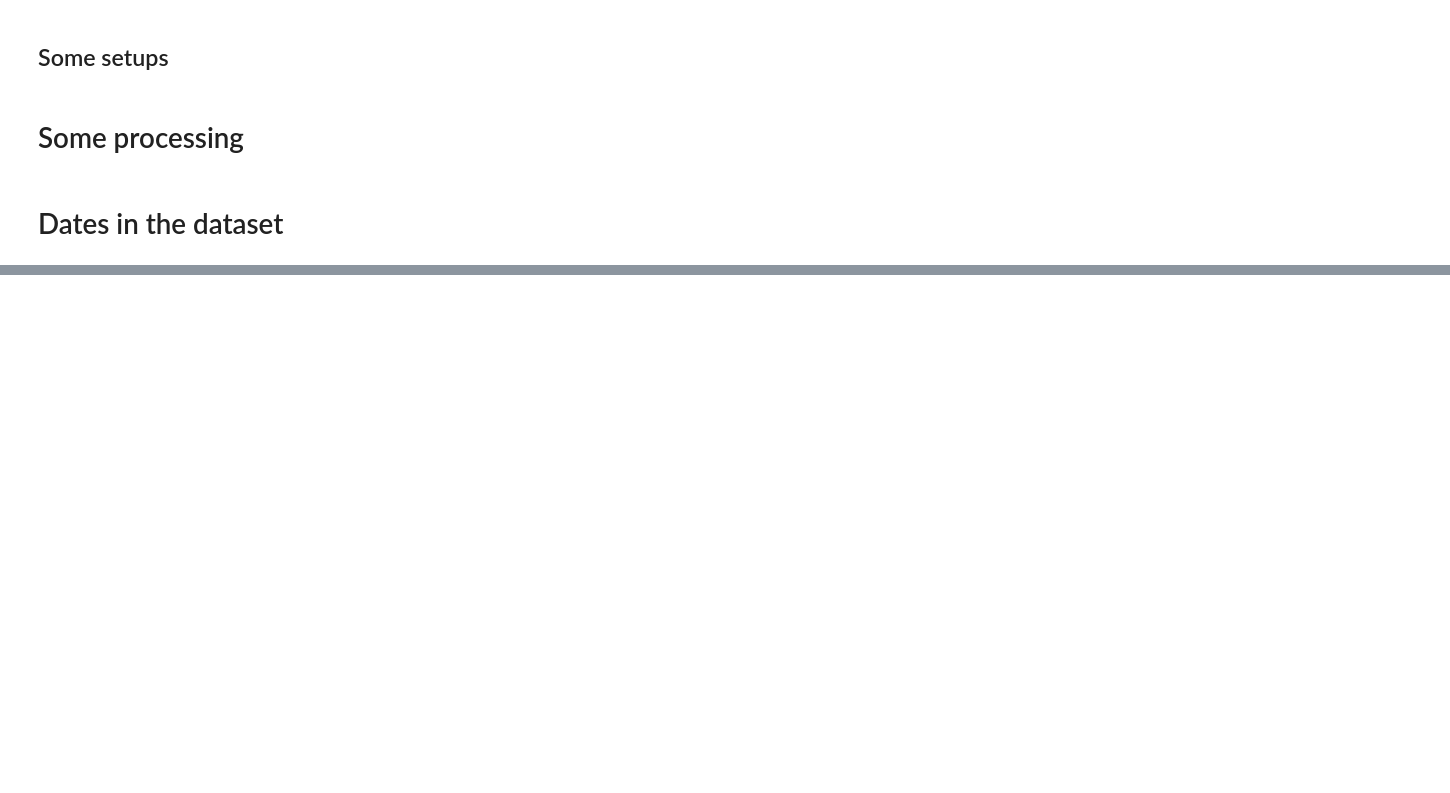
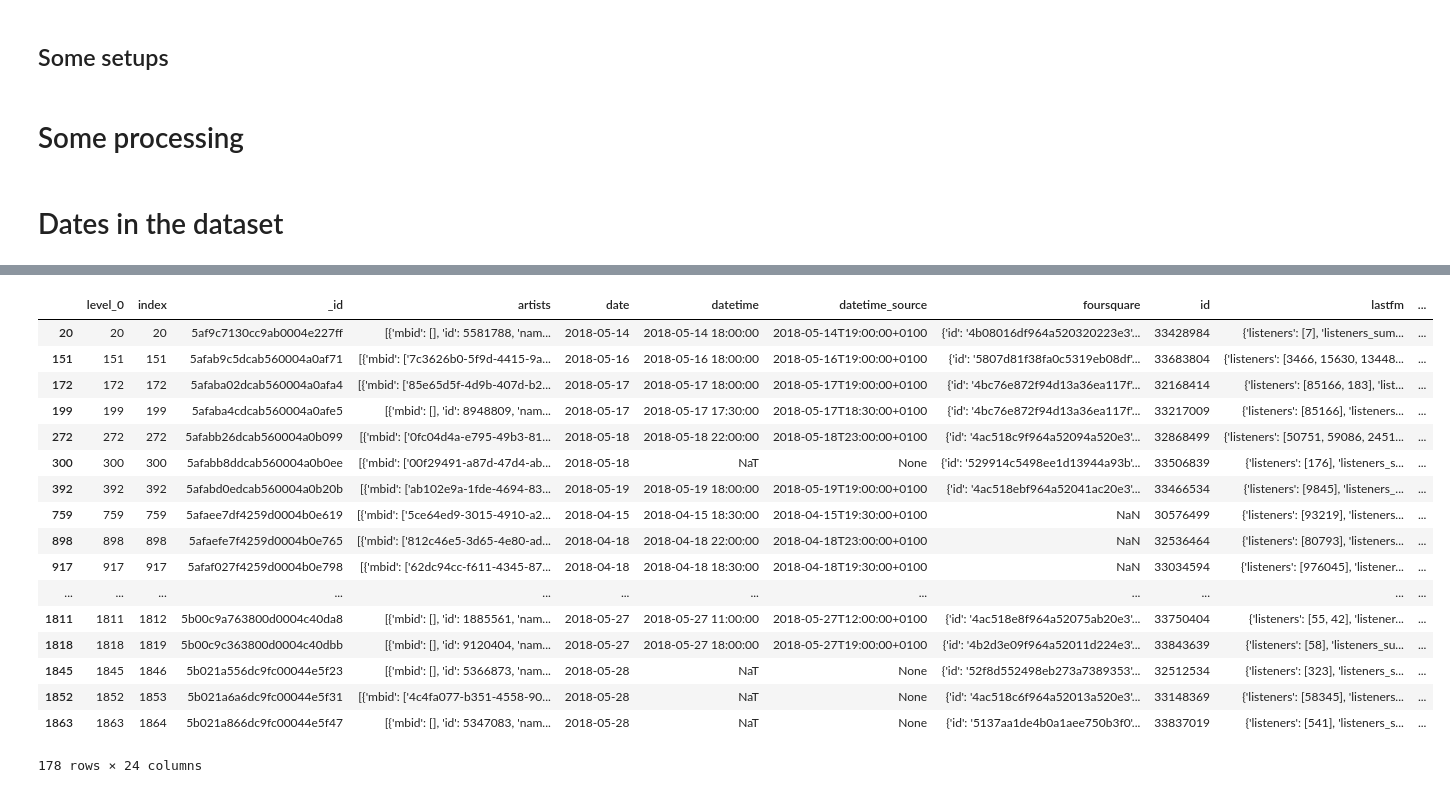
Before and after one commit to CityBlender/data-analysis, a Jupyter notebook: 02_Notebooks/Jays/Cluster.ipynb, the cells around one changed output, grey strips where cells are left out. Cells and saved outputs as stored; diff of their text form; code cells hidden in the pictures; blank space fills up the shorter version.

```diff
--- a/02_Notebooks/Jays/Cluster.ipynb
+++ b/02_Notebooks/Jays/Cluster.ipynb
@@ -233,3 +262,24 @@ def dbscan_genre_cluster(genredf, dbscan):
+# %%
+allJazzEvents
+# %% [output]
+|  | level_0 | index | _id | artists | date | datetime | datetime_source | foursquare | id | lastfm | ... |
+| 20 | 20 | 20 | 5af9c7130cc9ab0004e227ff | [{'mbid': [], 'id': 5581788, 'nam... | 2018-05-14 | 2018-05-14 18:00:00 | 2018-05-14T19:00:00+0100 | {'id': '4b08016df964a520320223e3'... | 33428984 | {'listeners': [7], 'listeners_sum... | ... |
+| 151 | 151 | 151 | 5afab9c5dcab560004a0af71 | [{'mbid': ['7c3626b0-5f9d-4415-9a... | 2018-05-16 | 2018-05-16 18:00:00 | 2018-05-16T19:00:00+0100 | {'id': '5807d81f38fa0c5319eb08df'... | 33683804 | {'listeners': [3466, 15630, 13448... | ... |
+| 172 | 172 | 172 | 5afaba02dcab560004a0afa4 | [{'mbid': ['85e65d5f-4d9b-407d-b2... | 2018-05-17 | 2018-05-17 18:00:00 | 2018-05-17T19:00:00+0100 | {'id': '4bc76e872f94d13a36ea117f'... | 32168414 | {'listeners': [85166, 183], 'list... | ... |
+| 199 | 199 | 199 | 5afaba4cdcab560004a0afe5 | [{'mbid': [], 'id': 8948809, 'nam... | 2018-05-17 | 2018-05-17 17:30:00 | 2018-05-17T18:30:00+0100 | {'id': '4bc76e872f94d13a36ea117f'... | 33217009 | {'listeners': [85166], 'listeners... | ... |
+| 272 | 272 | 272 | 5afabb26dcab560004a0b099 | [{'mbid': ['0fc04d4a-e795-49b3-81... | 2018-05-18 | 2018-05-18 22:00:00 | 2018-05-18T23:00:00+0100 | {'id': '4ac518c9f964a52094a520e3'... | 32868499 | {'listeners': [50751, 59086, 2451... | ... |
+| 300 | 300 | 300 | 5afabb8ddcab560004a0b0ee | [{'mbid': ['00f29491-a87d-47d4-ab... | 2018-05-18 | NaT | None | {'id': '529914c5498ee1d13944a93b'... | 33506839 | {'listeners': [176], 'listeners_s... | ... |
+| 392 | 392 | 392 | 5afabd0edcab560004a0b20b | [{'mbid': ['ab102e9a-1fde-4694-83... | 2018-05-19 | 2018-05-19 18:00:00 | 2018-05-19T19:00:00+0100 | {'id': '4ac518ebf964a52041ac20e3'... | 33466534 | {'listeners': [9845], 'listeners_... | ... |
+| 759 | 759 | 759 | 5afaee7df4259d0004b0e619 | [{'mbid': ['5ce64ed9-3015-4910-a2... | 2018-04-15 | 2018-04-15 18:30:00 | 2018-04-15T19:30:00+0100 | NaN | 30576499 | {'listeners': [93219], 'listeners... | ... |
+| 898 | 898 | 898 | 5afaefe7f4259d0004b0e765 | [{'mbid': ['812c46e5-3d65-4e80-ad... | 2018-04-18 | 2018-04-18 22:00:00 | 2018-04-18T23:00:00+0100 | NaN | 32536464 | {'listeners': [80793], 'listeners... | ... |
+| 917 | 917 | 917 | 5afaf027f4259d0004b0e798 | [{'mbid': ['62dc94cc-f611-4345-87... | 2018-04-18 | 2018-04-18 18:30:00 | 2018-04-18T19:30:00+0100 | NaN | 33034594 | {'listeners': [976045], 'listener... | ... |
+| ... | ... | ... | ... | ... | ... | ... | ... | ... | ... | ... | ... |
+| 1811 | 1811 | 1812 | 5b00c9a763800d0004c40da8 | [{'mbid': [], 'id': 1885561, 'nam... | 2018-05-27 | 2018-05-27 11:00:00 | 2018-05-27T12:00:00+0100 | {'id': '4ac518e8f964a52075ab20e3'... | 33750404 | {'listeners': [55, 42], 'listener... | ... |
+| 1818 | 1818 | 1819 | 5b00c9c363800d0004c40dbb | [{'mbid': [], 'id': 9120404, 'nam... | 2018-05-27 | 2018-05-27 18:00:00 | 2018-05-27T19:00:00+0100 | {'id': '4b2d3e09f964a52011d224e3'... | 33843639 | {'listeners': [58], 'listeners_su... | ... |
+| 1845 | 1845 | 1846 | 5b021a556dc9fc00044e5f23 | [{'mbid': [], 'id': 5366873, 'nam... | 2018-05-28 | NaT | None | {'id': '52f8d552498eb273a7389353'... | 32512534 | {'listeners': [323], 'listeners_s... | ... |
+| 1852 | 1852 | 1853 | 5b021a6a6dc9fc00044e5f31 | [{'mbid': ['4c4fa077-b351-4558-90... | 2018-05-28 | NaT | None | {'id': '4ac518c6f964a52013a520e3'... | 33148369 | {'listeners': [58345], 'listeners... | ... |
+| 1863 | 1863 | 1864 | 5b021a866dc9fc00044e5f47 | [{'mbid': [], 'id': 5347083, 'nam... | 2018-05-28 | NaT | None | {'id': '5137aa1de4b0a1aee750b3f0'... | 33837019 | {'listeners': [541], 'listeners_s... | ... |
+178 rows × 24 columns
 # %%
 #now give it a plot
 #define colorscheme
```
Also changed, not shown: parts of 8 cells of this notebook, 1 other file.
